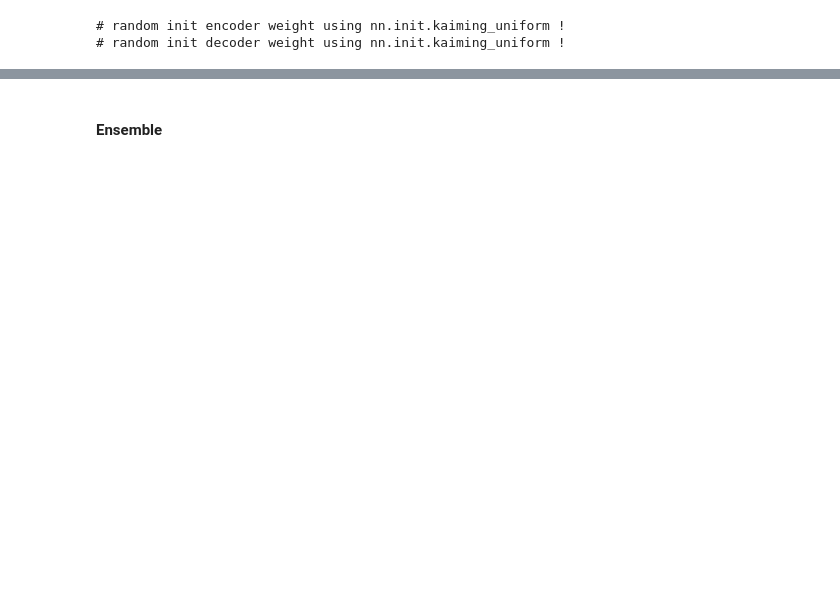
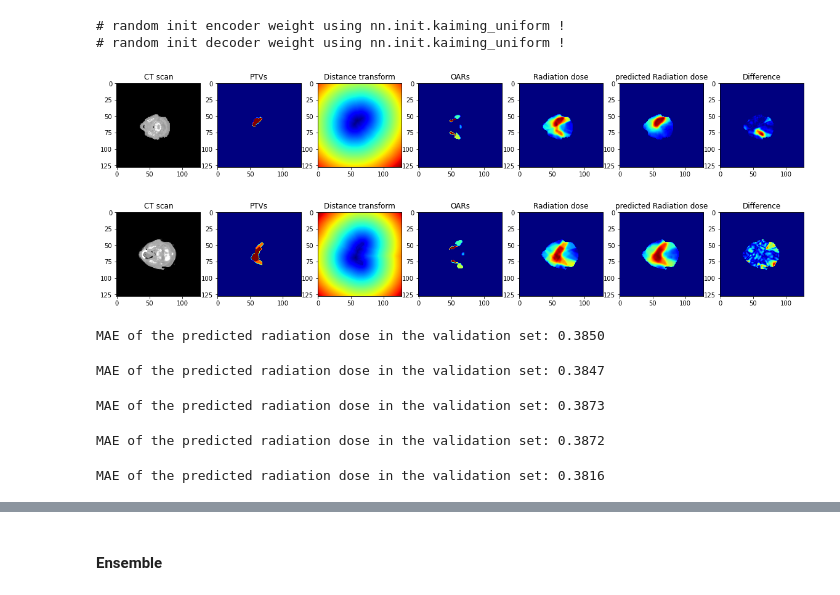
Before and after one commit to omar-ahmd/Radiation_dose_Prediction, a Jupyter notebook: project.ipynb, the cells around one changed output, grey strips where cells are left out. Drawn from its saved outputs; the diff is of its cells as text; code cells hidden in the pictures; blank space fills up the shorter version.

Commit message:
add test.py and readme

```diff
--- a/project.ipynb
+++ b/project.ipynb
@@ -68,7 +71,7 @@ def show(data, predicted=None):
 # %%
 for batch_idx, list_loader_output in enumerate(val):
     show(list_loader_output[0]['data'])
-    if batch_idx==10: break
+    if batch_idx==2: break
 # %% [output]
 [figure]
 [figure]
@@ -109,13 +104,14 @@ Deleting duplicated sampeles
 # %% [markdown]
 ### Missing PTVs
 # %%
+dir='data/'
 data_paths = get_data_paths(dir)
 missing_indices = missing_PTVs(data_paths, indices=False)
 print(f'We have in our datasets {len(missing_indices)} samples with empty PTVs from {len(data_paths)}')
 # %% [output]
 We have in our datasets 831 samples with empty PTVs from 10200
 # %%
-for p in missing_indices[:10]:
+for p in missing_indices[:3]:
     if 'test' not in p:
         continue
     dict = read_data(p)
@@ -251,3 +272,70 @@ model1 = model1.eval()
 # %% [output]
 # random init encoder weight using nn.init.kaiming_uniform !
 # random init decoder weight using nn.init.kaiming_uniform !
+# %%
+_, val, test = get_loader('data', train_bs=32,
+        val_bs=32,
+        test_bs=1,
+        train_num_samples_per_epoch=7800,  # 5000 iterations per epoch
+        val_num_samples_per_epoch=1200,
+        test_num_samples_per_epoch=1200,
+        num_works=1,
+        resplit=False,
+        seed=199,#199
+        with_miss_PTVs=True,
+        with_distance=False if 'WD' in path else True
+    )
+# %%
+from DCNN.loss import L1Loss
+
+loss_artif = []
+loss = []
+Visualize = True
+
+loss_fn= L1Loss()
+
+for batch_idx, list_loader_output in tqdm(enumerate(val)):
+    # List_loader_output[0] default as the input
+    path = list_loader_output[1][0]
+    input_ = list_loader_output[0]['data'][0]
+    target = list_loader_output[0]['data'][1][0][0]
+    mask = list_loader_output[0]['data'][2][0][0]
+    if input_[0][0].sum()!=0:
+        output = model(input_)[0]
+        loss.append(float(loss_fn(output[0], [target, mask])))
+        if batch_idx<2 and Visualize:
+            show(list_loader_output[0]['data'], output.detach()[0][0]*mask)
+
+    else:
+        output = model(input_)[0]
+        loss_artif.append(float(loss_fn(output[0], [target, mask])))
+        if batch_idx<2 and Visualize:
+            show(list_loader_output[0]['data'], output.detach()[0][0]*mask)
+# %% [output]
+[figure, added]
+[figure, added]
+# %%
+#DCNN DFA
+print(f'MAE of the predicted radiation dose in the validation set: %.4f' %np.mean(loss+loss_artif))
+# %% [output]
+MAE of the predicted radiation dose in the validation set: 0.3850
+# %%
+#DCNN Vit
+print(f'MAE of the predicted radiation dose in the validation set: %.4f' %np.mean(loss+loss_artif))
+# %% [output]
+MAE of the predicted radiation dose in the validation set: 0.3847
+# %%
+#DCNN DFA Without distance
+print(f'MAE of the predicted radiation dose in the validation set: %.4f' %np.mean(loss+loss_artif))
+# %% [output]
+MAE of the predicted radiation dose in the validation set: 0.3873
+# %%
+#DCNN DFA With adversarial loss
+print(f'MAE of the predicted radiation dose in the validation set: %.4f' %np.mean(loss+loss_artif))
+# %% [output]
+MAE of the predicted radiation dose in the validation set: 0.3872
+# %%
+#DCNN_2ENC DFA
+print(f'MAE of the predicted radiation dose in the validation set: %.4f' %np.mean(loss+loss_artif))
+# %% [output]
+MAE of the predicted radiation dose in the validation set: 0.3816
```
Also changed, not shown: parts of 18 cells of this notebook, 8 other files.
